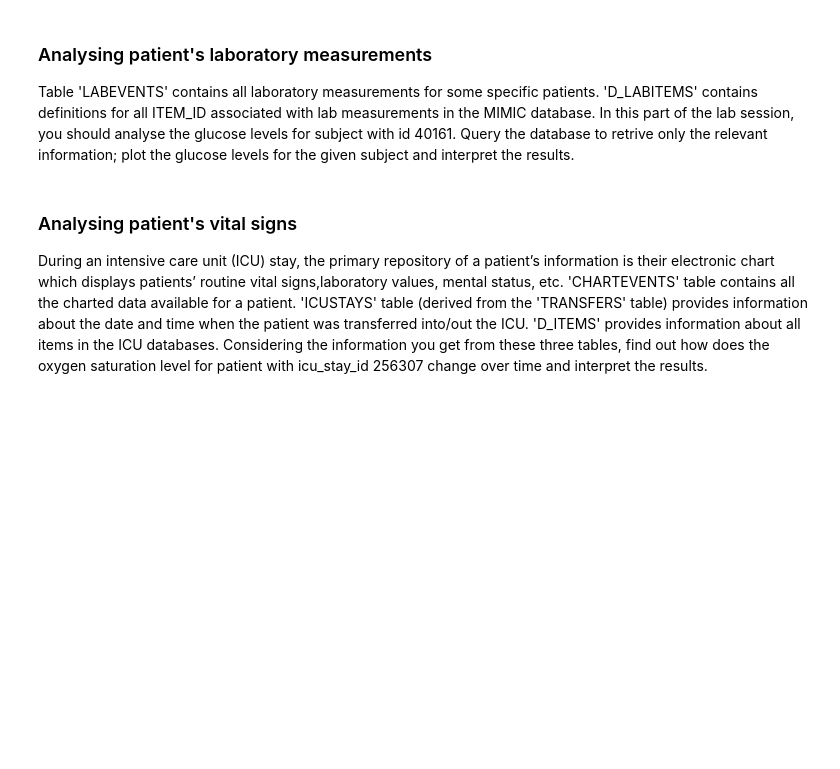
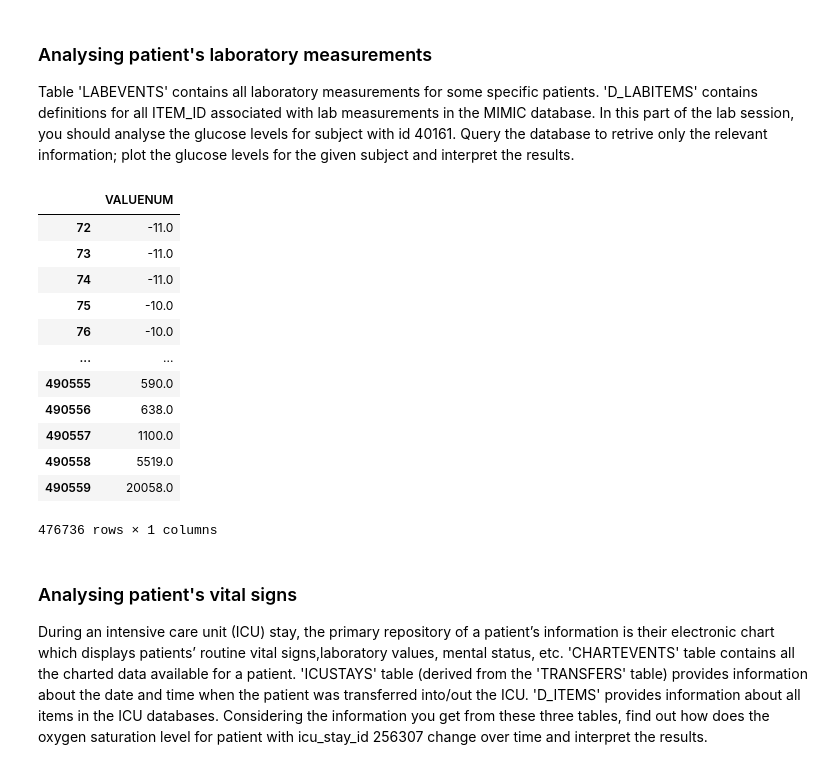
Before and after one commit to Aneruth/Data-Analytics, a Jupyter notebook: Practical Session 2/test.ipynb, the cells around one changed output. Cells and saved outputs as stored; diff of their text form; code cells hidden in the pictures; blank space fills up the shorter version.

```diff
--- a/Practical Session 2/test.ipynb
+++ b/Practical Session 2/test.ipynb
@@ -131,0 +190,22 @@ table_events = """ SELECT *  FROM  LABEVENTS """
+# %%
+#query
+query2 = """ SELECT  VALUENUM  FROM  LABEVENTS,D_LABITEMS
+             WHERE SUBJECT_ID IS 40161 """
+# %%
+#select only the relevant subset of data
+glucose_count = pd.read_sql_query(query2,con)
+glucose_count.dropna() # Since we have NaN in our dataset so we are droping it
+# %% [output]
+|  | VALUENUM |
+| 72 | -11.0 |
+| 73 | -11.0 |
+| 74 | -11.0 |
+| 75 | -10.0 |
+| 76 | -10.0 |
+| ... | ... |
+| 490555 | 590.0 |
+| 490556 | 638.0 |
+| 490557 | 1100.0 |
+| 490558 | 5519.0 |
+| 490559 | 20058.0 |
+476736 rows × 1 columns
```
Also changed, not shown: parts of 16 cells of this notebook.
